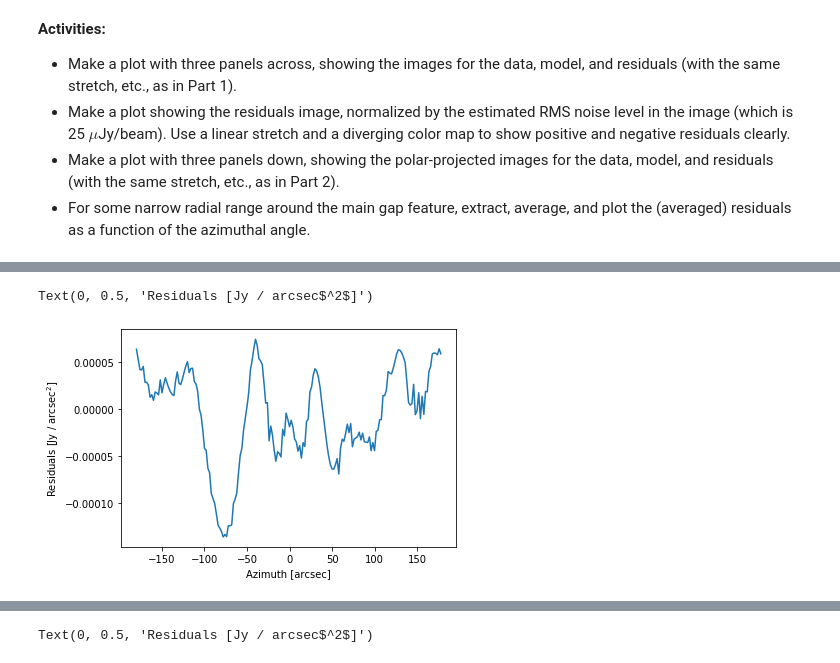
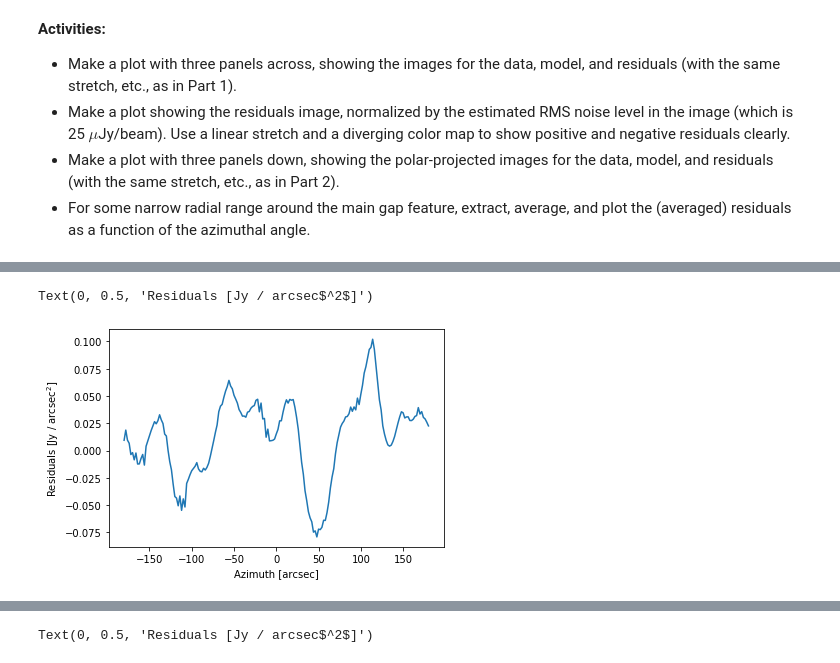
Before and after one commit to seanandrews/DSHARP_CPDs, a Jupyter notebook: ProjectPageweek5.ipynb, the cells around one changed output, grey strips where cells are left out. Drawn from its saved outputs; the diff is of its cells as text; code cells hidden in the pictures.

```diff
--- a/ProjectPageweek5.ipynb
+++ b/ProjectPageweek5.ipynb
@@ -241,30 +444,31 @@ cb.set_label('surface brightness [mJy / beam]', rotation=270, labelpad=17)
 # %%
+###Old plot
 rbins = np.linspace(0.005, 1.5, 300)    # in arcseconds
 tbins = np.linspace(-180, 180, 181)     # in degrees
 dr = np.abs(rbins[1] - rbins[0])
 dt = np.abs(tbins[1] - tbins[0])
 
 # initialize the (r, az)-map and radial profile
 rtmap = np.empty((len(tbins), len(rbins)))
 SBr_r, err_SBr = np.empty(len(tbins)), np.empty(len(tbins))
 
 for i in range(len(tbins)):
         # identify pixels that correspond to the radial bin (i.e., in this annulus)
-        in_wedge = (theta >= (tbins[i] - 0.5 * dt)) & (theta< (tbins[i] + 0.5 * dt))&(r>=0.09)&(r<0.1)
+        in_wedge = (theta >= (tbins[i] - 0.5 * dt)) & (theta< (tbins[i] + 0.5 * dt))&(r>=0.072)&(r<0.095)
 
         SB_f = SR4red.image[in_wedge]
 
 
 
         SBr_r[i], err_SBr[i] = (np.average(SB_f), np.std(SB_annulus))
 
 
 fig, ax = plt.subplots()
 
 # the profile on a linear scaling
-ax.plot(tbins, SBr_r)
+ax.plot(tbins, 1000*SBr_r)
 ax.set_xlabel('Azimuth [arcsec]')
 ax.set_ylabel('Residuals [Jy / arcsec$^2$]')
 # %% [output]
 Text(0, 0.5, 'Residuals [Jy / arcsec$^2$]')
-[figure, old version]
+[figure, new version]
```
Also changed, not shown: parts of 8 cells of this notebook.
